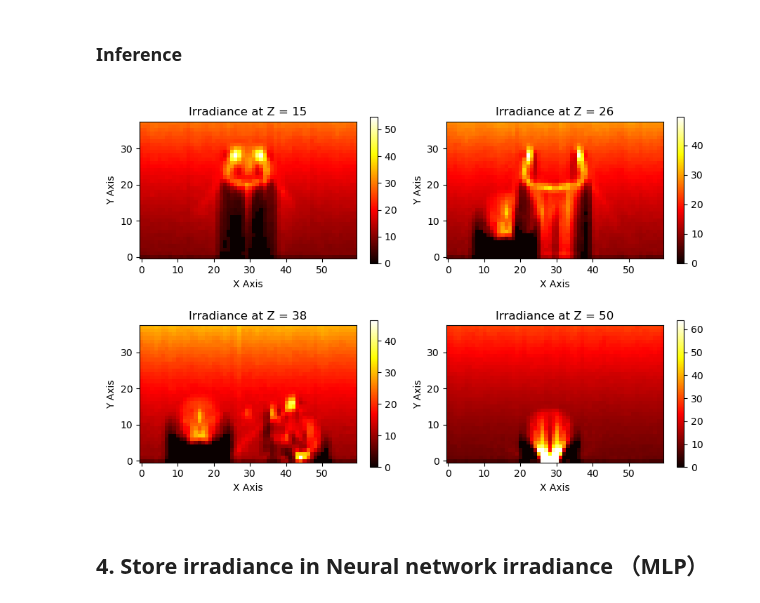
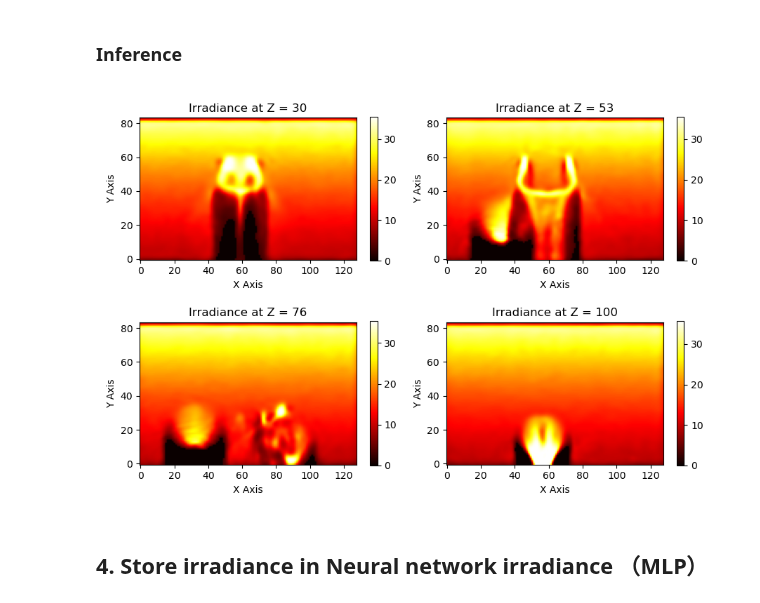
Before and after one commit to swirling-wind/Eikonal-Voxel-Rendering, a Jupyter notebook: main.ipynb, the cells around one changed output. Drawn from its saved outputs; the diff is of its cells as text; code cells hidden in the pictures.

```diff
--- a/main.ipynb
+++ b/main.ipynb
@@ -123,7 +123,7 @@ plotter.plot_irradiance_slices(normalized_irradiance, threshold=3, num_slices=4,
 [ Loaded ] irradiance and local direction from c:\Users\yaozi\Desktop\Voxel-Render\data\saves\NP(irrad,loc_dir)(3-samplers).npz
 [figure]
 # %%
-target_size = 60
+target_size = 128
 compress_factor = 128 // target_size
 
 # 使用数组切片提取所需的元素
@@ -131,6 +131,6 @@ sliced_arr = normalized_irradiance[::compress_factor, ::compress_factor, ::compr
 
 # 使用数组重塑将切片后的数组调整为目标尺寸
 input_arr = sliced_arr[:target_size, int(floor_height / compress_factor):target_size, :target_size]
-
+print(input_arr.shape)
 plotter.plot_irradiance_slices(input_arr, threshold=3, num_slices=4, z_start=30/compress_factor, z_end=100/compress_factor)
 # %% [output]
@@ -192,11 +190,12 @@ model_input.shape, model_output.shape
 # %% [markdown]
 ### Inference
 # %%
+torch.cuda.empty_cache()
 infer_coord = get_mgrid(input_arr.shape, dim=3).cuda()
 result = siren(infer_coord).view(input_arr.shape).detach().cpu().numpy()
 plotter.plot_irradiance_slices(result, threshold=3, num_slices=4, z_start=30/compress_factor, z_end=100/compress_factor)
 # %% [output]
-[figure, old version]
+[figure, new version]
 # %% [markdown]
 ## 4. Store irradiance in Neural network irradiance （MLP）
 # %%
```
Also changed, not shown: parts of 3 cells of this notebook.
